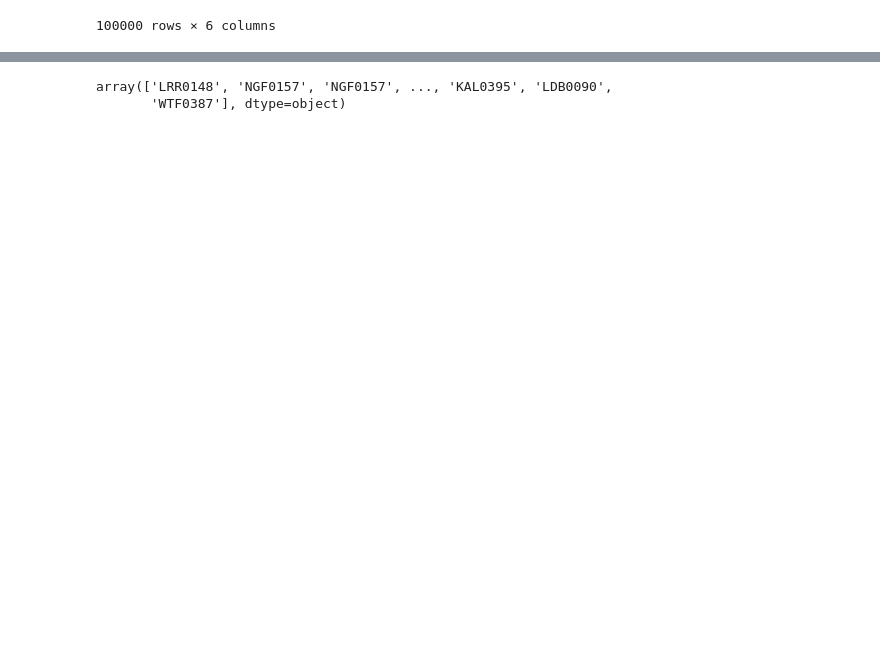
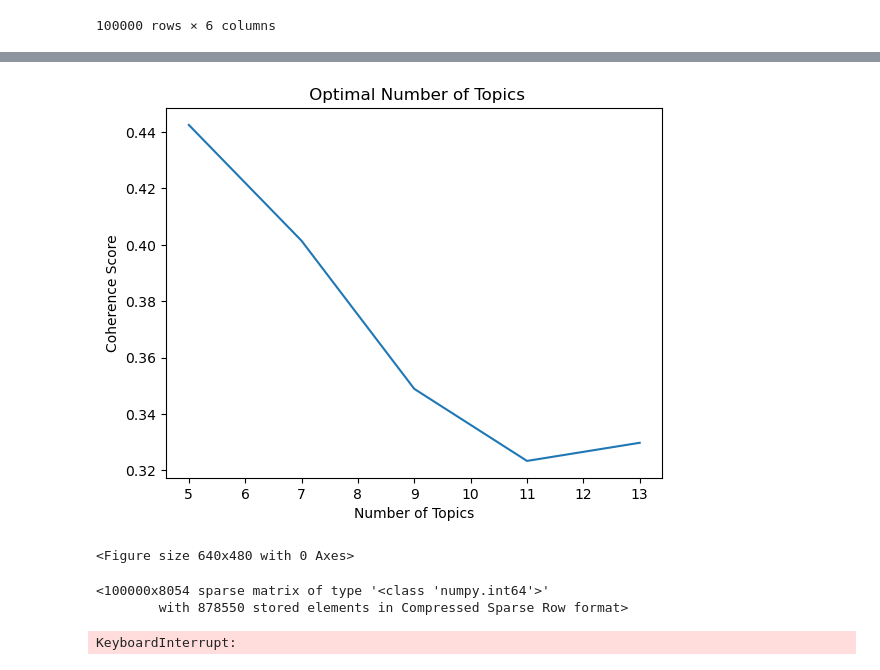
Before and after one commit to beemarsh/cert_deepautoencoder, a Jupyter notebook: http_preprocess.ipynb, the cells around one changed output, grey strips where cells are left out. Cells and saved outputs as stored; diff of their text form; code cells hidden in the pictures; blank space fills up the shorter version.

Commit message:
Topic Modlling topic count for URL

```diff
--- a/http_preprocess.ipynb
+++ b/http_preprocess.ipynb
@@ -80,0 +100,47 @@ new_df
+# %%
+# Define a function for text preprocessing
+def preprocess_text(text):
+    # Tokenize
+    tokens = word_tokenize(text.lower())
+    # Remove stopwords and punctuation
+    stop_words = set(stopwords.words('english'))
+    tokens = [word for word in tokens if word not in stop_words and word not in string.punctuation]
+    return tokens
+
+# Apply preprocessing to each row in the dataset
+processed_texts = [preprocess_text(text) for text in texts]
+# %%
+# Create a dictionary and corpus from processed texts
+dictionary = corpora.Dictionary(processed_texts)
+corpus = [dictionary.doc2bow(text) for text in processed_texts]
+# %%
+# Function to compute coherence for different number of topics
+def compute_coherence_values(dictionary, corpus, texts, start, limit, step):
+    coherence_values = []
+    model_list = []
+    for num_topics in range(start, limit, step):
+        model = LdaModel(corpus=corpus, id2word=dictionary, num_topics=num_topics, random_state=42, passes=10)
+        model_list.append(model)
+        coherence_model = CoherenceModel(model=model, texts=texts, dictionary=dictionary, coherence='c_v')
+        coherence_values.append(coherence_model.get_coherence())
+    return model_list, coherence_values
+
+# Define range of topics
+start = 5
+limit = 15
+step = 2
+
+# Compute coherence scores
+model_list, coherence_values = compute_coherence_values(dictionary=dictionary, corpus=corpus, texts=processed_texts, start=start, limit=limit, step=step)
+# %%
+# Plot the coherence scores
+x = range(start, limit, step)
+plt.plot(x, coherence_values)
+plt.xlabel("Number of Topics")
+plt.ylabel("Coherence Score")
+plt.title(" Optimal Number of Topics")
+plt.show()
+plt.savefig('coherence_score_url_plot.png', format='png', dpi=300, bbox_inches='tight')
+# %% [output]
+[figure, added]
+<Figure size 640x480 with 0 Axes>
@@ -81,6 +151,25 @@ new_df
 # %%
-decoded_users = le_user.inverse_transform(new_df['user'])
-decoded_users
+'''
+When URLs are tokenized, they produce a high-dimensional representation (one dimension for each unique token).
+LDA reduces this complexity by representing each URL as a mixture of topics.
+'''
+
+url_vectorizer = CountVectorizer()
+url_matrix = url_vectorizer.fit_transform(new_df['url_tokens'])
+url_matrix
 # %% [output]
-array(['LRR0148', 'NGF0157', 'NGF0157', ..., 'KAL0395', 'LDB0090',
-       'WTF0387'], dtype=object)
+<100000x8054 sparse matrix of type '<class 'numpy.int64'>'
+        with 878550 stored elements in Compressed Sparse Row format>
+# %%
+n_topics_url = 10
+
+lda = LDA(n_components=n_topics_url)
+lda.fit(url_matrix)
+url_topic_distribution = lda.transform(url_matrix)
+
+for i in range(n_topics_url):
+    new_df[f'url_topic_{i+1}'] = url_topic_distribution[:,i]
+
+new_df=new_df.drop(columns="url")
+# %% [output]
+KeyboardInterrupt:
```
Also changed, not shown: parts of 8 cells of this notebook.
